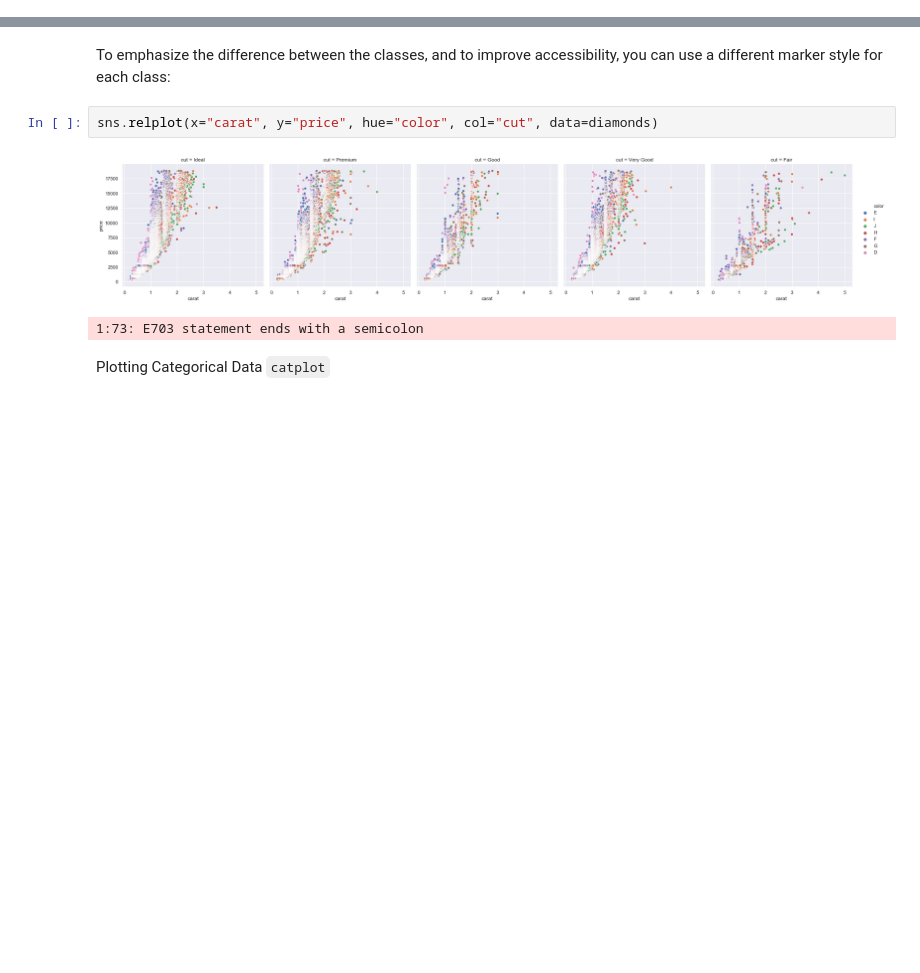
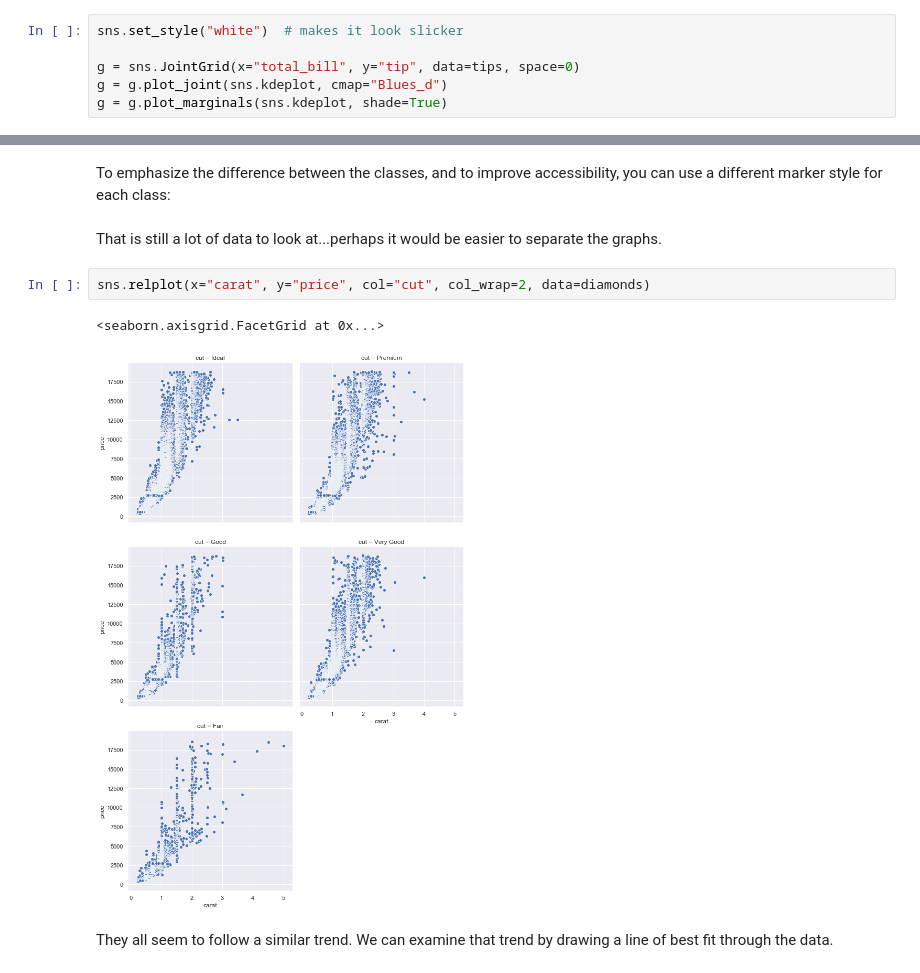
Before and after one commit to fuzzy-tribble/data_science_foundations, a Jupyter notebook: mad_python_libraries_seaborn.ipynb, the cells around one changed output, grey strips where cells are left out. Drawn from its saved outputs; the diff is of its cells as text; blank space fills up the shorter version.

```diff
--- a/mad_python_libraries_seaborn.ipynb
+++ b/mad_python_libraries_seaborn.ipynb
@@ -107,0 +309,6 @@ Checkout this link for more examples: [Official Seaborn Examples Gallery](https:
+# %%
+sns.set_style("white")  # makes it look slicker
+
+g = sns.JointGrid(x="total_bill", y="tip", data=tips, space=0)
+g = g.plot_joint(sns.kdeplot, cmap="Blues_d")
+g = g.plot_marginals(sns.kdeplot, shade=True)
@@ -364,10 +531,12 @@ sns.relplot(x="carat", y="price", hue="cut", data=diamonds)
 [figure]
 # %% [markdown]
 To emphasize the difference between the classes, and to improve accessibility, you can use a different marker style for each class:
+# %% [markdown]
+That is still a lot of data to look at...perhaps it would be easier to separate the graphs.
 # %%
-sns.relplot(x="carat", y="price", hue="color", col="cut", data=diamonds)
+sns.relplot(x="carat", y="price", col="cut", col_wrap=2, data=diamonds)
 # %% [output]
+<seaborn.axisgrid.FacetGrid at 0x...>
-[figure, old version]
+[figure, new version]
-1:73: E703 statement ends with a semicolon
-# %% [markdown]
-Plotting Categorical Data `catplot`
+# %% [markdown]
+They all seem to follow a similar trend. We can examine that trend by drawing a line of best fit through the data.
```
Also changed, not shown: parts of 116 cells of this notebook, 16 other files.
